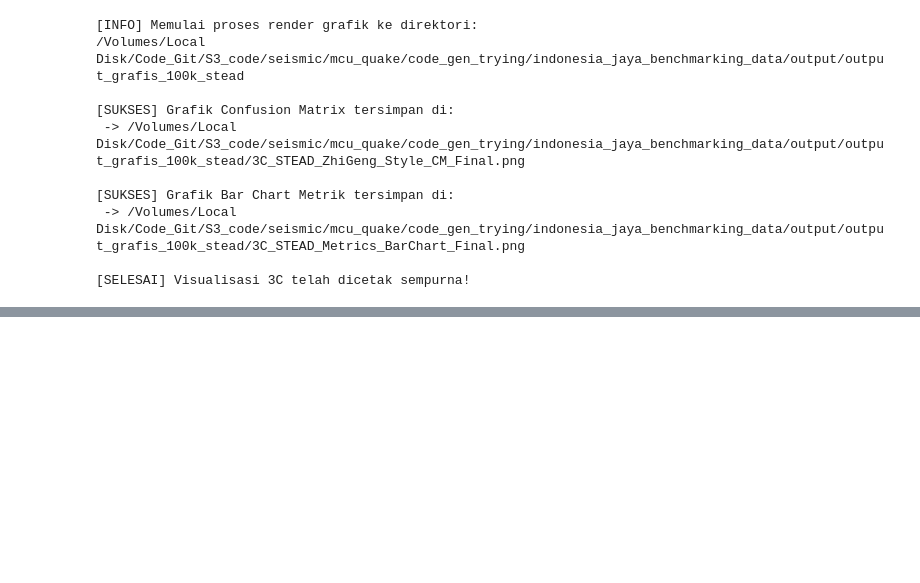
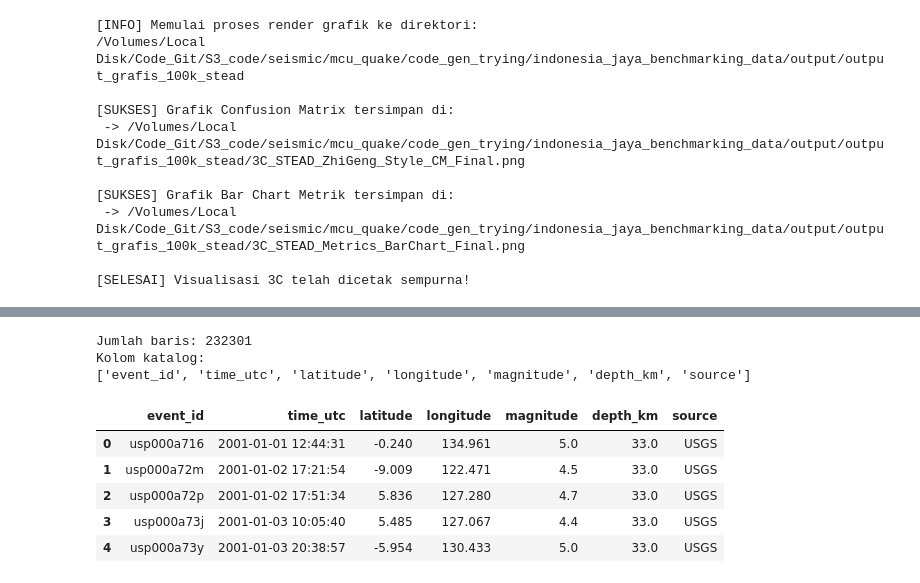
Before and after one commit to verykurniabakti/seismiccode, a Jupyter notebook: mcu_quake/code_gen_trying/indonesia_jaya_benchmarking_data/investigator_visualisator.ipynb, the cells around one changed output, grey strips where cells are left out. Saved outputs shown, nothing was run; the diff lists cells and outputs as text; code cells hidden in the pictures; blank space fills up the shorter version.

```diff
--- a/mcu_quake/code_gen_trying/indonesia_jaya_benchmarking_data/investigator_visualisator.ipynb
+++ b/mcu_quake/code_gen_trying/indonesia_jaya_benchmarking_data/investigator_visualisator.ipynb
@@ -3245,0 +3375,23 @@ if __name__ == "__main__":
+# %%
+import pandas as pd
+
+PATH_KATALOG_MASTER = '/Volumes/Local Disk/Code_Git/S3_code/seismic/Indonesian_Earthquake_Catalog_BMKG_1998_2024/HYBRID_EARTHQUAKE_CATALOG_2001_2024_FIX.csv'
+
+df = pd.read_csv(PATH_KATALOG_MASTER)
+
+print("Jumlah baris:", len(df))
+print("Kolom katalog:")
+print(df.columns.tolist())
+# %% [output]
+Jumlah baris: 232301
+Kolom katalog:
+['event_id', 'time_utc', 'latitude', 'longitude', 'magnitude', 'depth_km', 'source']
+# %%
+df.head()
+# %% [output]
+|  | event_id | time_utc | latitude | longitude | magnitude | depth_km | source |
+| 0 | usp000a716 | 2001-01-01 12:44:31 | -0.240 | 134.961 | 5.0 | 33.0 | USGS |
+| 1 | usp000a72m | 2001-01-02 17:21:54 | -9.009 | 122.471 | 4.5 | 33.0 | USGS |
+| 2 | usp000a72p | 2001-01-02 17:51:34 | 5.836 | 127.280 | 4.7 | 33.0 | USGS |
+| 3 | usp000a73j | 2001-01-03 10:05:40 | 5.485 | 127.067 | 4.4 | 33.0 | USGS |
+| 4 | usp000a73y | 2001-01-03 20:38:57 | -5.954 | 130.433 | 5.0 | 33.0 | USGS |
```
Also changed, not shown: parts of 9 cells of this notebook, 19 other files.
